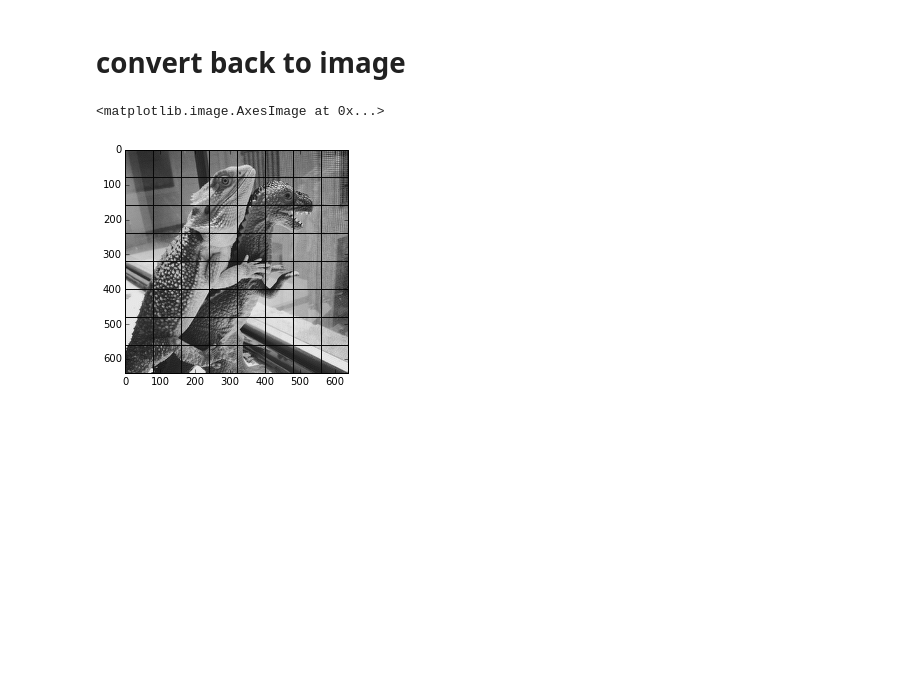
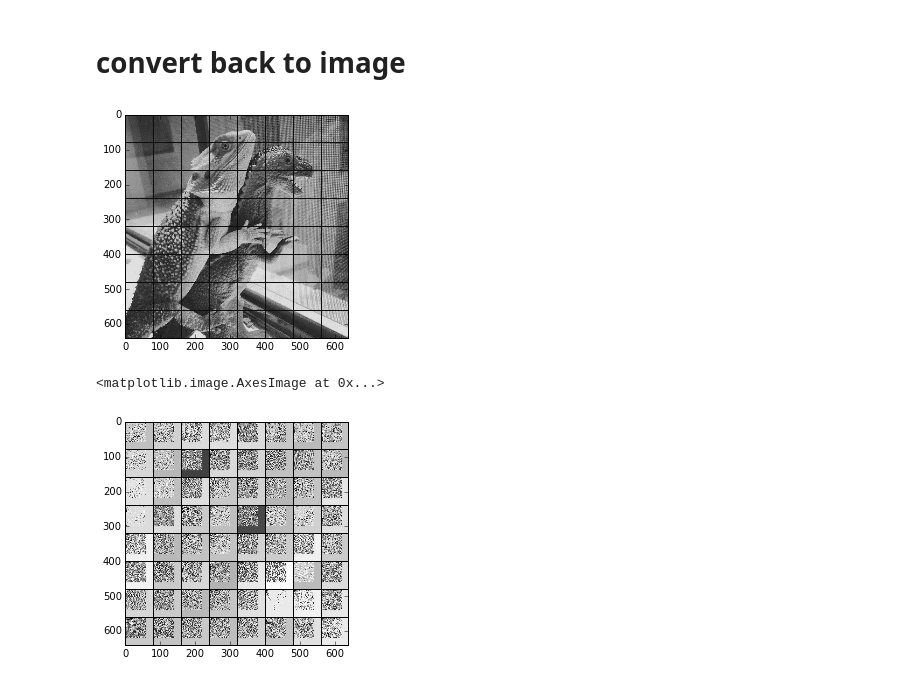
Before and after one commit to ihadanny/my-py-notebooks, a Jupyter notebook: img_processing_04.ipynb, the cells around one changed output. Drawn from its saved outputs; the diff is of its cells as text; code cells hidden in the pictures; blank space fills up the shorter version.

```diff
--- a/img_processing_04.ipynb
+++ b/img_processing_04.ipynb
@@ -54,16 +61,18 @@ plt.show()
 # %%
 pixels_wow = np.zeros(gray.shape)
 pixels_d = np.zeros(gray.shape)
 for y in xrange(height):
     for x in xrange(width):
         current_tile = (x/eight, y/eight)
         pixels_d[y][x] = int(dct_tiles[current_tile][y%eight][x%eight])
-        p = int(new_tiles[current_tile][y%eight][x%eight])
+        pixels_wow[y][x] = int(new_tiles[current_tile][y%eight][x%eight])
         if x%eight <= 1 or y%eight <= 1:
-            p = 0
-        pixels_wow[y][x]=p
+            pixels_wow[y][x] = pixels_d[y][x] = 0
 
 plt.imshow(pixels_wow, cmap = plt.get_cmap('gray'))
+plt.show()
+plt.imshow(pixels_d, cmap = plt.get_cmap('gray'))
 # %% [output]
+[figure, new version]
 <matplotlib.image.AxesImage at 0x...>
-[figure, old version]
+[figure, added]
```
Also changed, not shown: parts of 1 cell of this notebook.
